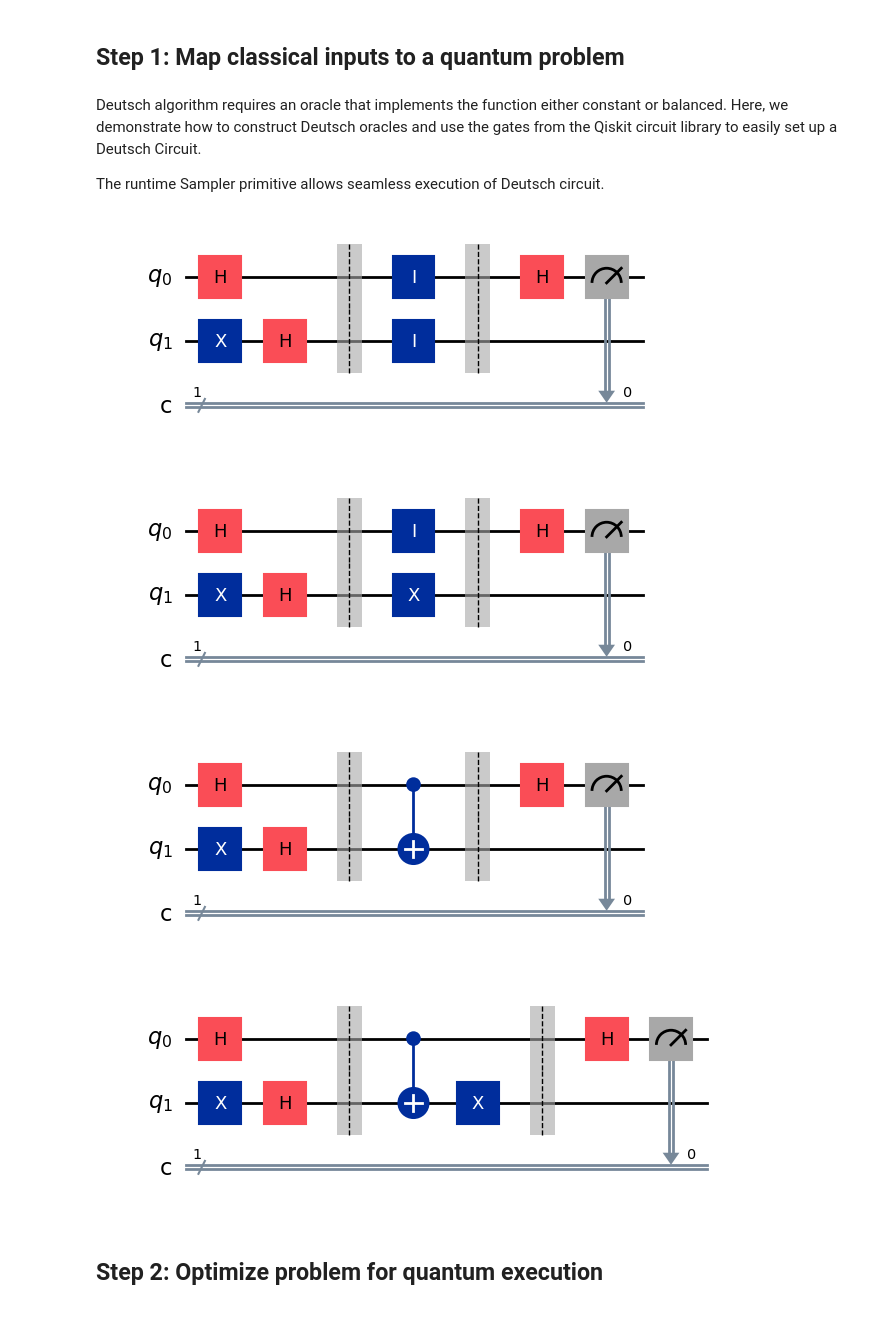
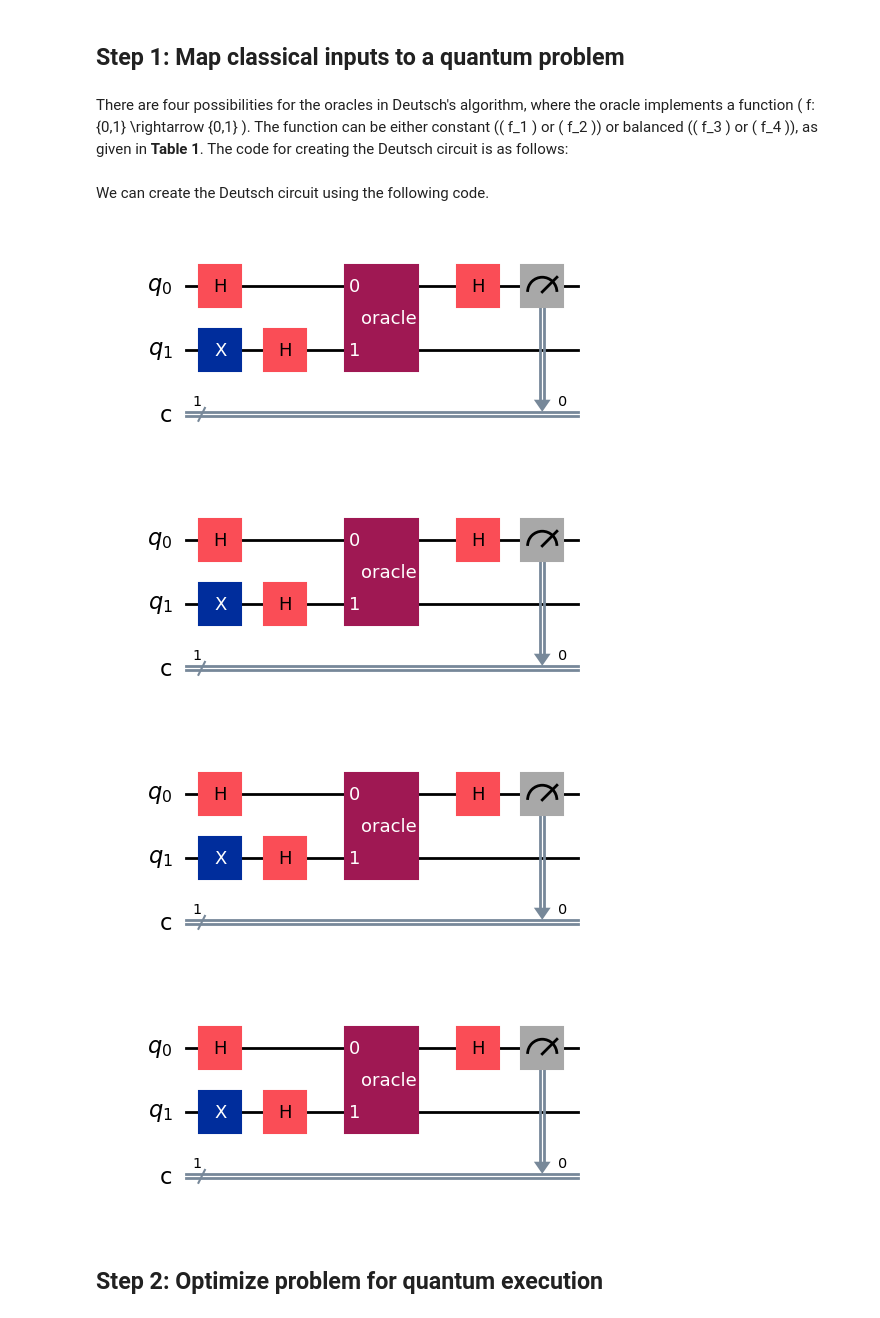
Before and after one commit to Nihar-Shah2001/Quantum_Computing_Notes, a Jupyter notebook: Notes/codes/4. Deutsch-Josza_Algorithm.ipynb, the cells around one changed output. Cells and saved outputs as stored; diff of their text form; code cells hidden in the pictures.

```diff
--- a/Notes/codes/4. Deutsch-Josza_Algorithm.ipynb
+++ b/Notes/codes/4. Deutsch-Josza_Algorithm.ipynb
@@ -40,7 +47,5 @@ backend.name
 # %% [markdown]
 ## Step 1: Map classical inputs to a quantum problem
-# %% [markdown]
-Deutsch algorithm requires an oracle that implements the function either constant or balanced. Here, we demonstrate how to construct Deutsch oracles and use the gates from the Qiskit circuit library to easily set up a Deutsch Circuit.
-
-The runtime Sampler primitive allows seamless execution of Deutsch circuit.
+# %% [markdown]
+There are four possibilities for the oracles in Deutsch's algorithm, where the oracle implements a function \( f: \{0,1\} \rightarrow \{0,1\} \). The function can be either constant (\( f_1 \) or \( f_2 \)) or balanced (\( f_3 \) or \( f_4 \)), as given in **Table 1**. The code for creating the Deutsch circuit is as follows:
 # %%
@@ -78,23 +81,25 @@ def deutsch_circuit(value):
+# %% [markdown]
+We can create the Deutsch circuit using the following code.
 # %%
-qc_1=deutsch_circuit(1)
+qc_1=deutsch_circuit(oracle(1))
 qc_1.draw("mpl")
 # %% [output]
-[figure, old version]
+[figure, new version]
 # %%
-qc_2=deutsch_circuit(2)
+qc_2=deutsch_circuit(oracle(2))
 qc_2.draw("mpl")
 # %% [output]
-[figure, old version]
+[figure, new version]
 # %%
-qc_3=deutsch_circuit(3)
+qc_3=deutsch_circuit(oracle(3))
 qc_3.draw("mpl")
 # %% [output]
-[figure, old version]
+[figure, new version]
 # %%
-qc_4=deutsch_circuit(4)
+qc_4=deutsch_circuit(oracle(4))
 qc_4.draw("mpl")
 # %% [output]
-[figure, old version]
+[figure, new version]
 # %% [markdown]
 ## Step 2: Optimize problem for quantum execution
 # %%
```
Also changed, not shown: parts of 71 cells of this notebook, 29 other files.
